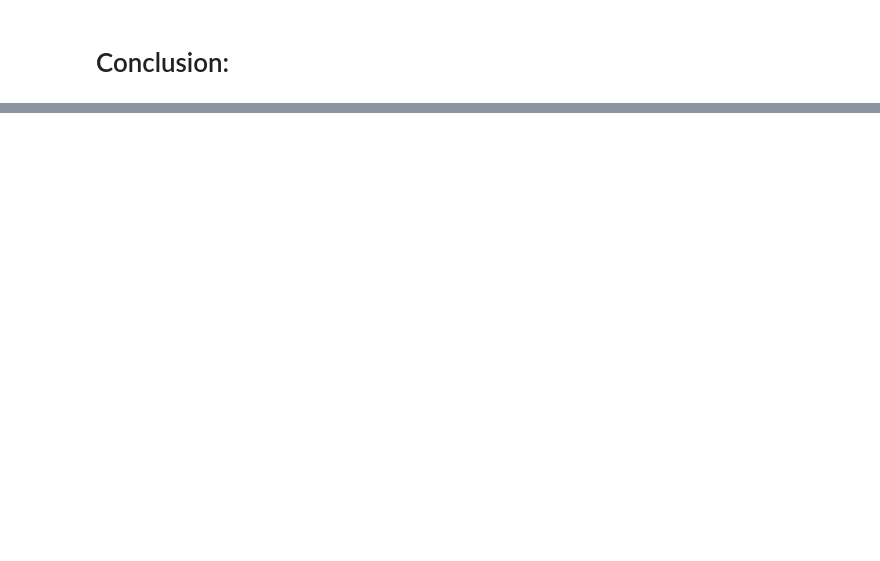
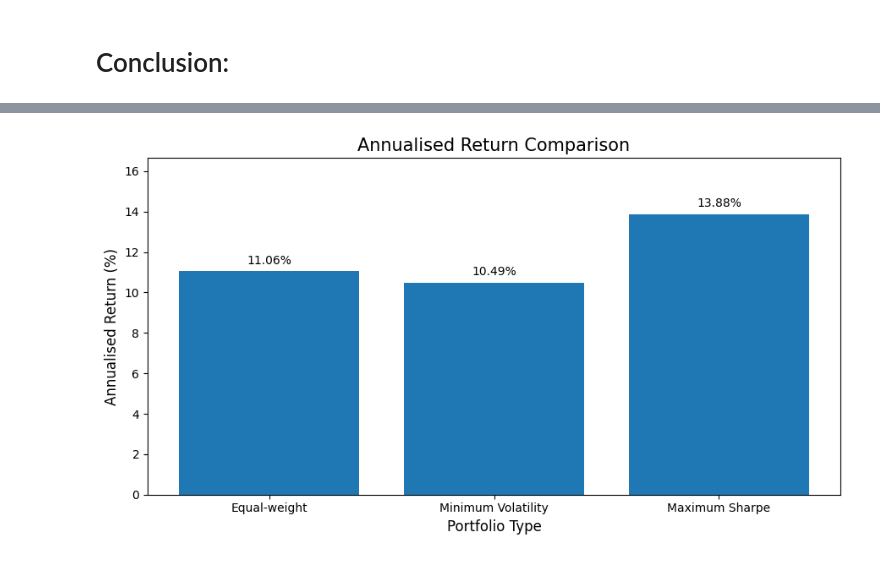
Before and after one commit to DivyaKotia/Projects, a Jupyter notebook: Portfolio Optimization/Portfolio Optimization.ipynb, the cells around one changed output, grey strips where cells are left out. Cells and saved outputs as stored; diff of their text form; code cells hidden in the pictures; blank space fills up the shorter version.

```diff
--- a/Portfolio Optimization/Portfolio Optimization.ipynb
+++ b/Portfolio Optimization/Portfolio Optimization.ipynb
@@ -291,0 +299,43 @@ Name: 64626, dtype: float64
+# %%
+
+import matplotlib.pyplot as plt
+import numpy as np
+
+# Equal-weight portfolio
+equal_weights = np.array([0.2, 0.2, 0.2, 0.2, 0.2])
+
+equal_return = np.sum(equal_weights * daily_return_mean) * 248
+
+# Extract optimised portfolio returns
+min_vol_return = volatility_lowest['Ann_Ret']
+max_sharpe_return = max_sharpe_ratio['Ann_Ret']
+
+# Prepare data
+portfolios = [
+    'Equal-weight',
+    'Minimum Volatility',
+    'Maximum Sharpe'
+]
+
+returns = [
+    equal_return * 100,
+    min_vol_return * 100,
+    max_sharpe_return * 100
+]
+
+# Plot
+plt.figure(figsize=(9, 5))
+
+bars = plt.bar(portfolios, returns)
+
+plt.title('Annualised Return Comparison', fontsize=15)
+plt.ylabel('Annualised Return (%)', fontsize=12)
+plt.xlabel('Portfolio Type', fontsize=12)
+
+plt.bar_label(bars, fmt='%.2f%%', padding=4)
+
+plt.ylim(0, max(returns) * 1.2)
+plt.tight_layout()
+plt.show()
+# %% [output]
+[figure, added]
```
Also changed, not shown: parts of 16 cells of this notebook.
